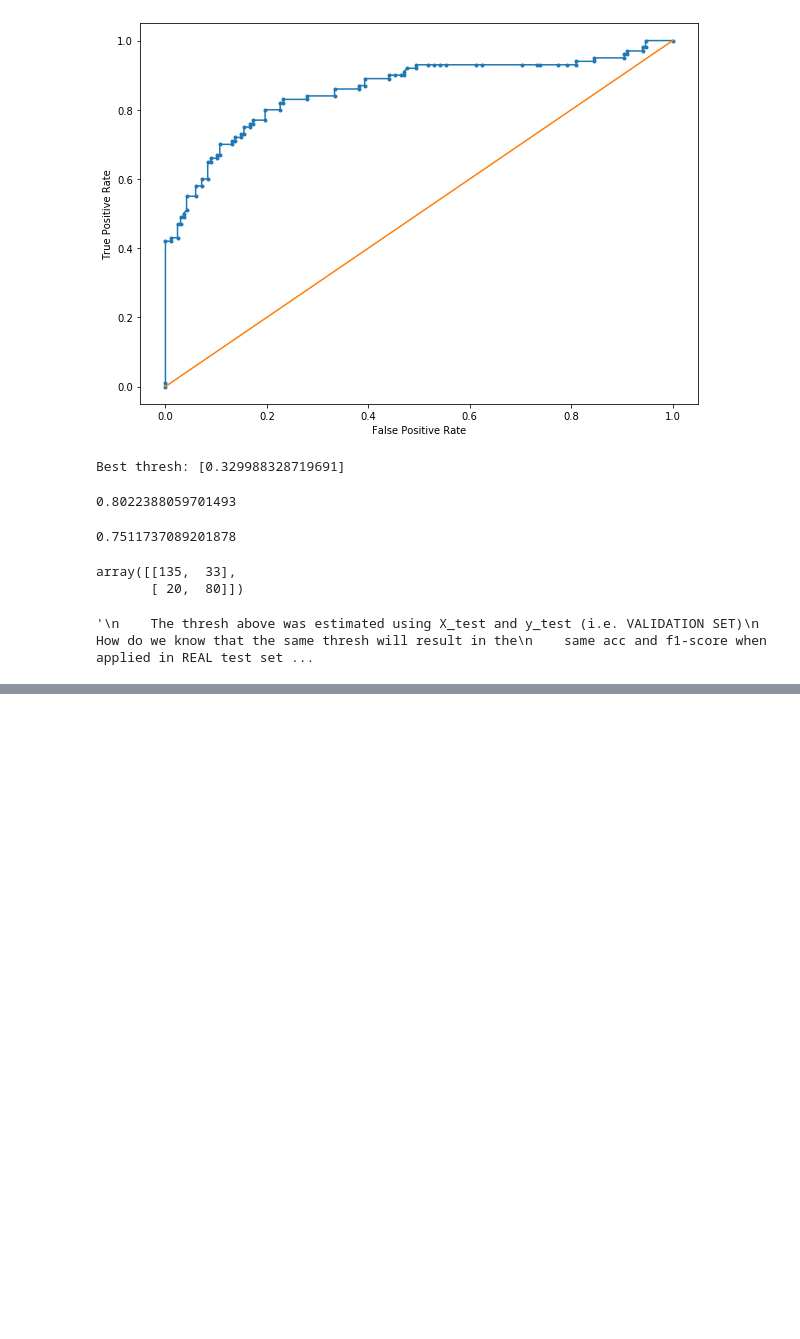
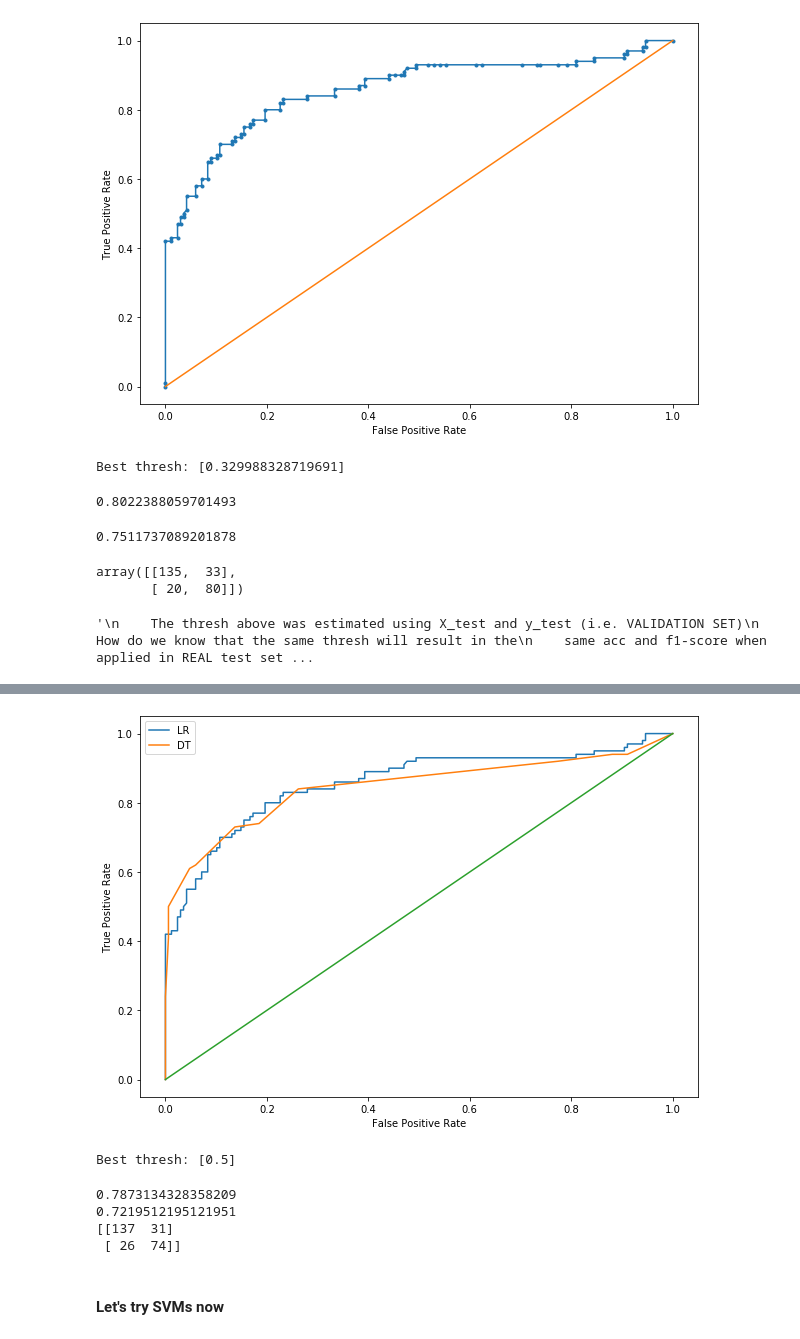
Before and after one commit to hernandezurbina/KaggleAdventures, a Jupyter notebook: Titanic-Revisited.ipynb, the cells around one changed output, grey strips where cells are left out. Saved outputs shown, nothing was run; the diff lists cells and outputs as text; code cells hidden in the pictures; blank space fills up the shorter version.

```diff
--- a/Titanic-Revisited.ipynb
+++ b/Titanic-Revisited.ipynb
@@ -602,5 +602,5 @@ from sklearn.metrics import roc_curve, auc
 probs = modelLR.predict_proba(X_test)
 probs = probs[:, 1]
 # %%
-fpr, tpr, threshold = roc_curve(y_test, probs, pos_label=1)
+fprLR, tprLR, thresholdLR = roc_curve(y_test, probs, pos_label=1)
 # %%
@@ -663,0 +709,5 @@ array([[135,  33],
+# %%
+probs = modelDT.predict_proba(X_test)
+probs = probs[:, 1]
+# %%
+fprDT, tprDT, thresholdDT = roc_curve(y_test, probs, pos_label=1)
@@ -663,0 +718,20 @@ array([[135,  33],
+# %%
+plt.figure(figsize=(10, 7))
+plt.plot(fprLR, tprLR)
+plt.plot(fprDT, tprDT)
+plt.legend(['LR','DT'])
+# axis labels
+plt.xlabel('False Positive Rate')
+plt.ylabel('True Positive Rate')
+plt.plot([0, 1], [0, 1])
+# show the plot
+plt.show()
+# %% [output]
+[figure, added]
+# %%
+i = np.arange(len(tprDT))
+roc = pd.DataFrame({'tf': pd.Series(tprDT-(1-fprDT), index=i), 'threshold': pd.Series(thresholdDT, index=i)})
+roc_t = roc.iloc[(roc.tf-0).abs().argsort()[:1]]
+print('Best thresh:', list(roc_t['threshold']))
+# %% [output]
+Best thresh: [0.5]
@@ -663,0 +746,11 @@ array([[135,  33],
+# %%
+print(accuracy_score(y_test, preds))
+print(f1_score(y_test, preds))
+print(confusion_matrix(y_test, preds))
+# %% [output]
+0.7873134328358209
+0.7219512195121951
+[[137  31]
+ [ 26  74]]
+# %% [markdown]
+#### Let's try SVMs now
```
Also changed, not shown: parts of 49 cells of this notebook.
